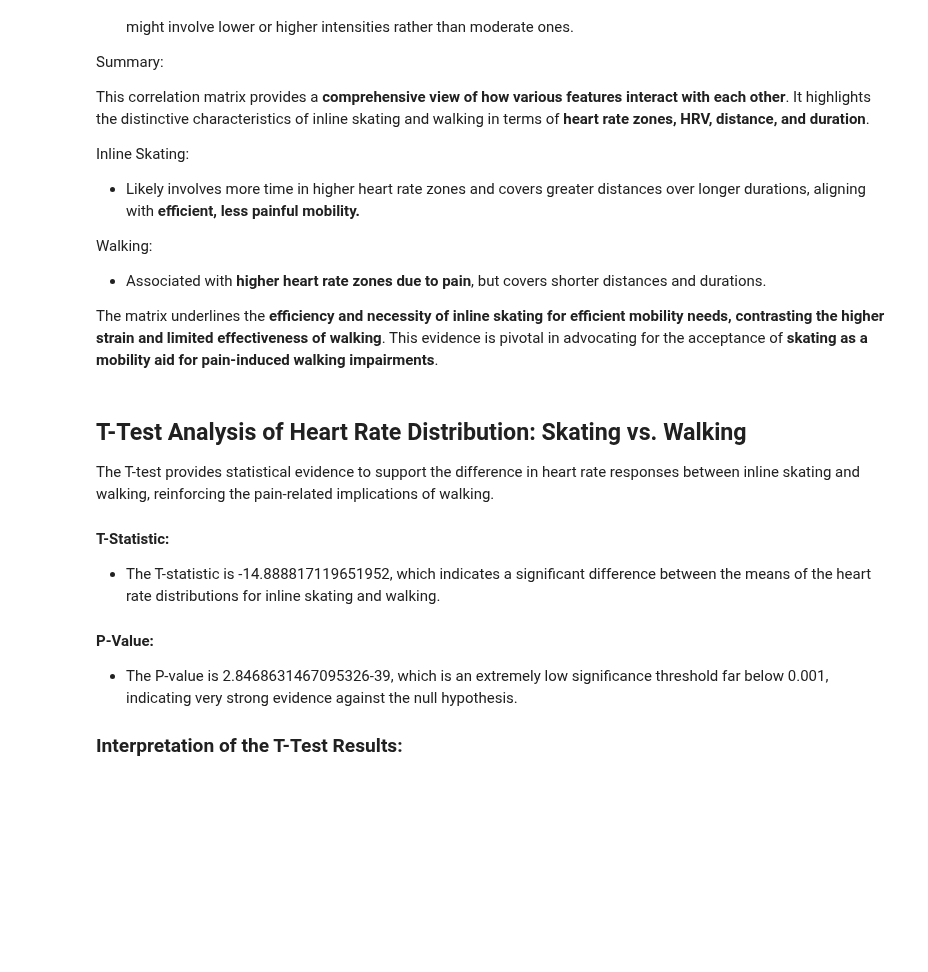
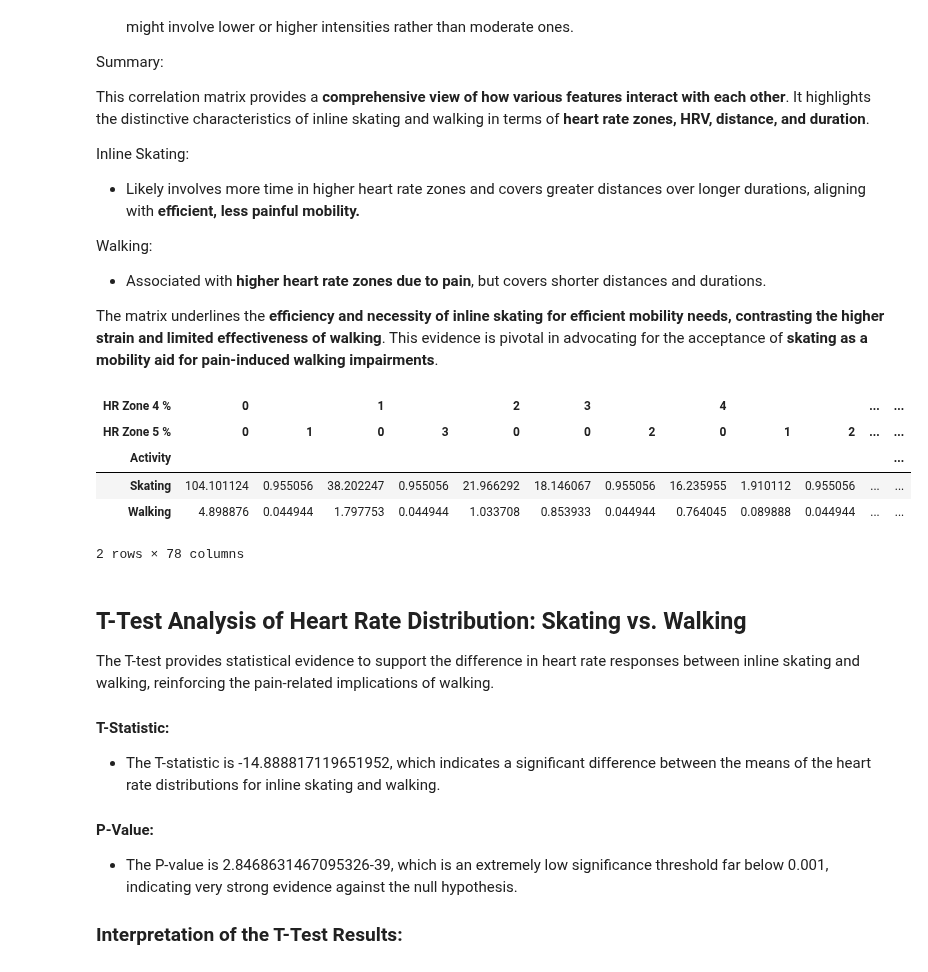
Before and after one commit to handicapskater/datascience, a Jupyter notebook: HandicapSkater-Public.ipynb, the cells around one changed output. Saved outputs shown, nothing was run; the diff lists cells and outputs as text; code cells hidden in the pictures; blank space fills up the shorter version.

```diff
--- a/HandicapSkater-Public.ipynb
+++ b/HandicapSkater-Public.ipynb
@@ -398,6 +376,71 @@ Walking:
 * Associated with **higher heart rate zones due to pain**, but covers shorter distances and durations.
 
 The matrix underlines the **efficiency and necessity of inline skating for efficient mobility needs, contrasting the higher strain and limited effectiveness of walking**. This evidence is pivotal in advocating for the acceptance of **skating as a mobility aid for pain-induced walking impairments**.
+# %%
+import pandas as pd
+import numpy as np
+from scipy.stats import chi2_contingency
+
+# Load csv activity data
+df = pd.read_csv(data_file)
+
+# Ensure 'Activity' is correctly set
+df['Activity'] = np.where(df['Activity name_Inline Skating'], 'Skating',
+                          np.where(df['Activity name_Manual Labor'], 'Walking', 'Other'))
+
+# Filter out 'Other' activities
+df = df[df['Activity'] != 'Other']
+
+# Create a contingency table
+contingency_table = pd.crosstab(df['Activity'], [df['HR Zone 4 %'], df['HR Zone 5 %']])
+
+# Perform Chi-Square Test
+chi2, p, dof, expected = chi2_contingency(contingency_table)
+
+# Convert contingency_table and expected to DataFrame for easy plotting
+contingency_df = pd.DataFrame(contingency_table)
+expected_df = pd.DataFrame(expected, index=contingency_table.index, columns=contingency_table.columns)
+contingency_df.head()
+expected_df.head()
+# # Melt the DataFrames for easier plotting
+# observed_melted = contingency_df.reset_index().melt(id_vars='Activity', var_name='HR Zone', value_name='Observed')
+# expected_melted = expected_df.reset_index().melt(id_vars='Activity', var_name='HR Zone', value_name='Expected')
+#
+# # Merge the observed and expected DataFrames
+# merged_df = pd.merge(observed_melted, expected_melted, on=['Activity', 'HR Zone'])
+#
+# # Plot observed and expected frequencies side by side
+# plt.figure(figsize=(14, 7))
+# ax = plt.gca()
+#
+# # Bar width
+# bar_width = 0.35
+#
+# # Positions of the bars on the x-axis
+# r1 = np.arange(len(merged_df))
+# r2 = [x + bar_width for x in r1]
+#
+# # Create bars
+# ax.bar(r1, merged_df['Observed'], color='blue', width=bar_width, edgecolor='grey', label='Observed')
+# ax.bar(r2, merged_df['Expected'], color='orange', width=bar_width, edgecolor='grey', label='Expected')
+#
+# # Add labels
+# plt.xlabel('Combinations of HR Zone 4 % and HR Zone 5 % by Activity', fontweight='bold')
+# plt.ylabel('Frequencies', fontweight='bold')
+# plt.title('Observed vs Expected Frequencies')
+# plt.xticks([r + bar_width for r in range(len(merged_df))], merged_df['HR Zone'], rotation=90)
+# plt.legend()
+#
+# # Show the plot
+# plt.tight_layout()
+# plt.show()
+# %% [output]
+| HR Zone 4 % | 0 |  | 1 |  | 2 | 3 |  | 4 |  |  | ... | ... |
+| HR Zone 5 % | 0 | 1 | 0 | 3 | 0 | 0 | 2 | 0 | 1 | 2 | ... | ... |
+| Activity |  |  |  |  |  |  |  |  |  |  |  | ... |
+| Skating | 104.101124 | 0.955056 | 38.202247 | 0.955056 | 21.966292 | 18.146067 | 0.955056 | 16.235955 | 1.910112 | 0.955056 | ... | ... |
+| Walking | 4.898876 | 0.044944 | 1.797753 | 0.044944 | 1.033708 | 0.853933 | 0.044944 | 0.764045 | 0.089888 | 0.044944 | ... | ... |
+2 rows × 78 columns
 # %% [markdown]
 ## T-Test Analysis of Heart Rate Distribution: Skating vs. Walking
 
```
Also changed, not shown: parts of 5 cells of this notebook.
